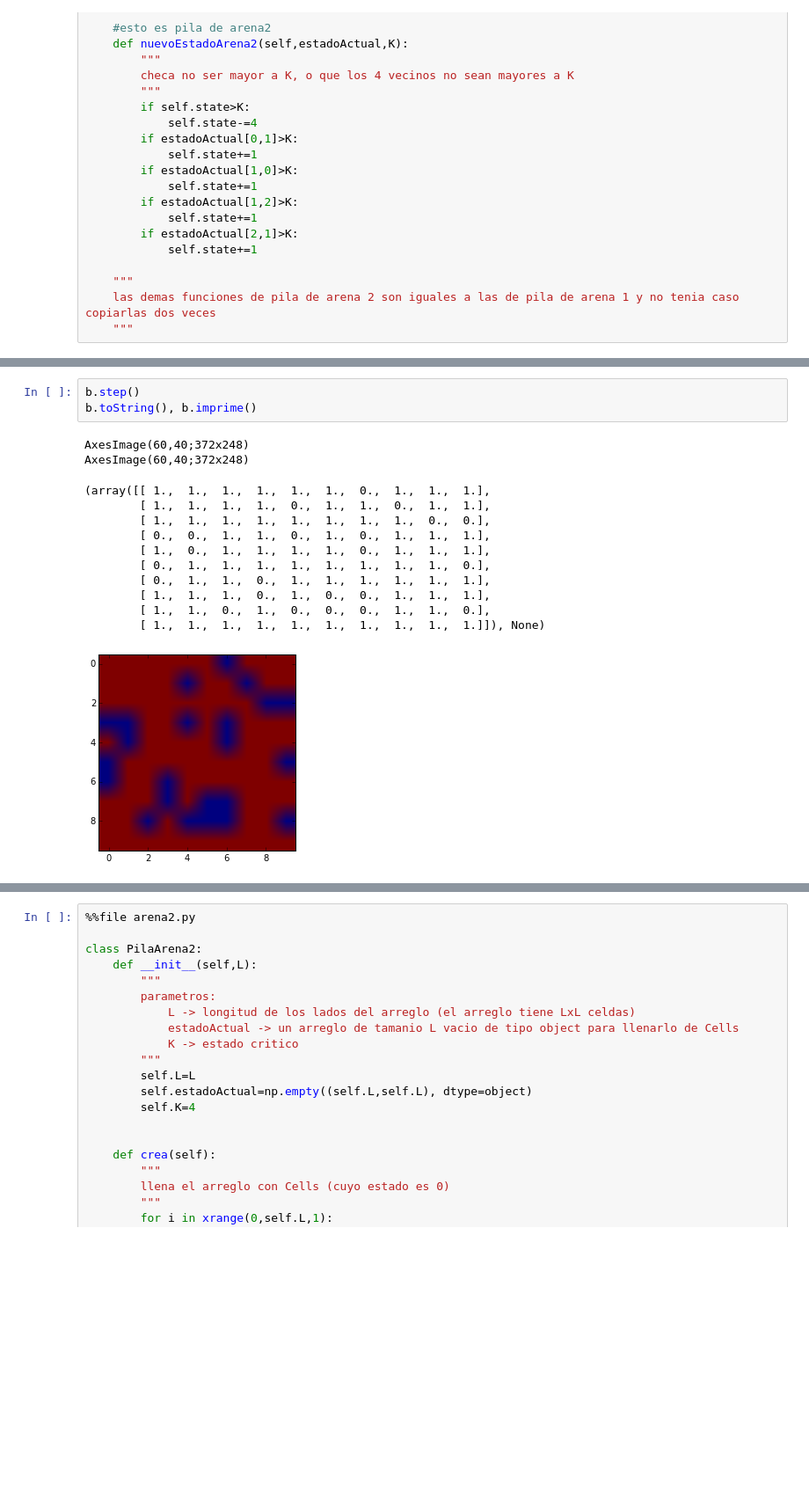
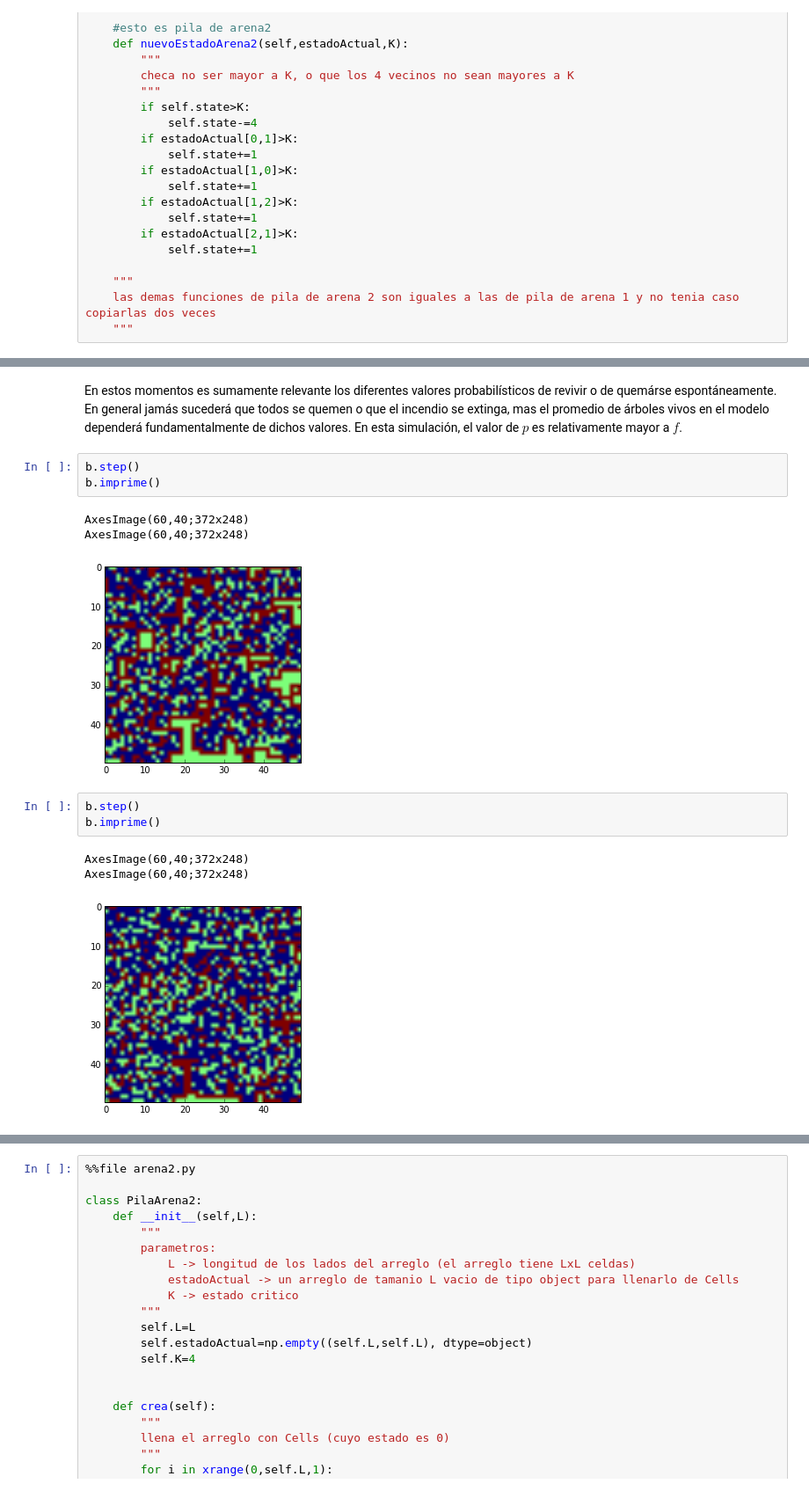
Before and after one commit to LoreMD/proyectoMateCompu, a Jupyter notebook: TodoEsIncreible.ipynb, the cells around one changed output, grey strips where cells are left out. Shown at 88% size. Saved outputs shown, nothing was run; the diff lists cells and outputs as text; blank space fills up the shorter version.

```diff
--- a/TodoEsIncreible.ipynb
+++ b/TodoEsIncreible.ipynb
@@ -416,17 +405,16 @@ AxesImage(60,40;372x248)
+# %% [markdown]
+En estos momentos es sumamente relevante los diferentes valores probabilísticos de revivir o de quemárse espontáneamente. En general jamás sucederá que todos se quemen o que el incendio se extinga, mas el promedio de árboles vivos en el modelo dependerá fundamentalmente de dichos valores. En esta simulación, el valor de $p$ es relativamente mayor a $f$.
 # %%
 b.step()
-b.toString(), b.imprime()
+b.imprime()
 # %% [output]
 AxesImage(60,40;372x248)
 AxesImage(60,40;372x248)
-(array([[ 1.,  1.,  1.,  1.,  1.,  1.,  0.,  1.,  1.,  1.],
-        [ 1.,  1.,  1.,  1.,  0.,  1.,  1.,  0.,  1.,  1.],
-        [ 1.,  1.,  1.,  1.,  1.,  1.,  1.,  1.,  0.,  0.],
-        [ 0.,  0.,  1.,  1.,  0.,  1.,  0.,  1.,  1.,  1.],
-        [ 1.,  0.,  1.,  1.,  1.,  1.,  0.,  1.,  1.,  1.],
-        [ 0.,  1.,  1.,  1.,  1.,  1.,  1.,  1.,  1.,  0.],
-        [ 0.,  1.,  1.,  0.,  1.,  1.,  1.,  1.,  1.,  1.],
-        [ 1.,  1.,  1.,  0.,  1.,  0.,  0.,  1.,  1.,  1.],
-        [ 1.,  1.,  0.,  1.,  0.,  0.,  0.,  1.,  1.,  0.],
-        [ 1.,  1.,  1.,  1.,  1.,  1.,  1.,  1.,  1.,  1.]]), None)
-[figure, old version]
+[figure, new version]
+# %%
+b.step()
+b.imprime()
+# %% [output]
+AxesImage(60,40;372x248)
+AxesImage(60,40;372x248)
+[figure, added]
```
Also changed, not shown: parts of 22 cells of this notebook.
